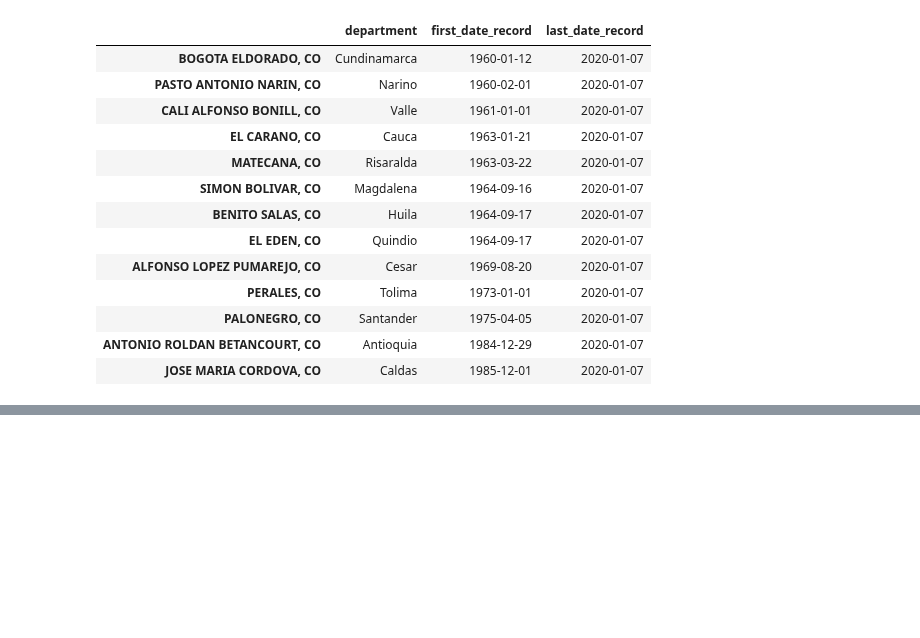
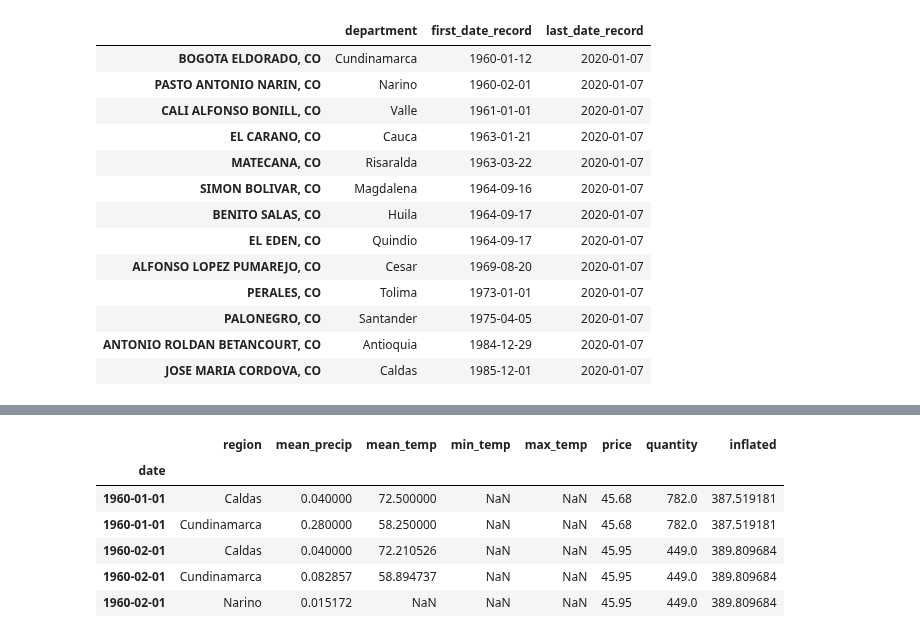
Before and after one commit to Data-Robusta/data-robusta, a Jupyter notebook: jeff_scratch.ipynb, the cells around one changed output, grey strips where cells are left out. Cells and saved outputs as stored; diff of their text form; code cells hidden in the pictures; blank space fills up the shorter version.

```diff
--- a/jeff_scratch.ipynb
+++ b/jeff_scratch.ipynb
@@ -262,0 +278,12 @@ station_dates.to_csv('weather_data/station_dates.csv')
+# %%
+df = prepare.get_data()
+# %%
+df.head(5)
+# %% [output]
+|  | region | mean_precip | mean_temp | min_temp | max_temp | price | quantity | inflated |
+| date |  |  |  |  |  |  |  |  |
+| 1960-01-01 | Caldas | 0.040000 | 72.500000 | NaN | NaN | 45.68 | 782.0 | 387.519181 |
+| 1960-01-01 | Cundinamarca | 0.280000 | 58.250000 | NaN | NaN | 45.68 | 782.0 | 387.519181 |
+| 1960-02-01 | Caldas | 0.040000 | 72.210526 | NaN | NaN | 45.95 | 449.0 | 389.809684 |
+| 1960-02-01 | Cundinamarca | 0.082857 | 58.894737 | NaN | NaN | 45.95 | 449.0 | 389.809684 |
+| 1960-02-01 | Narino | 0.015172 | NaN | NaN | NaN | 45.95 | 449.0 | 389.809684 |
```
Also changed, not shown: parts of 20 cells of this notebook, 1 other file.
